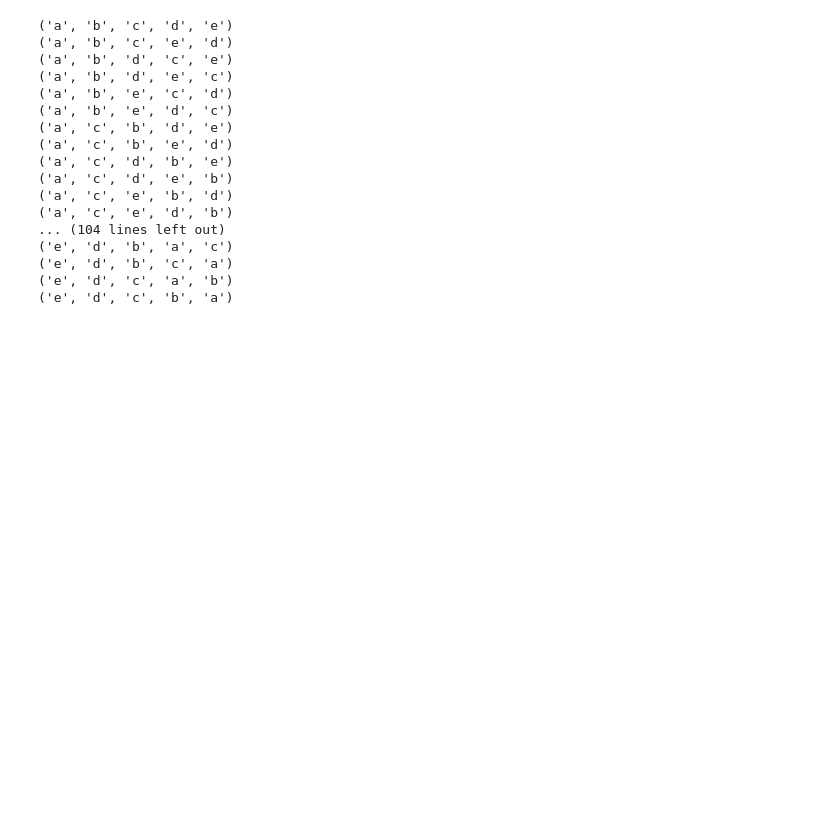
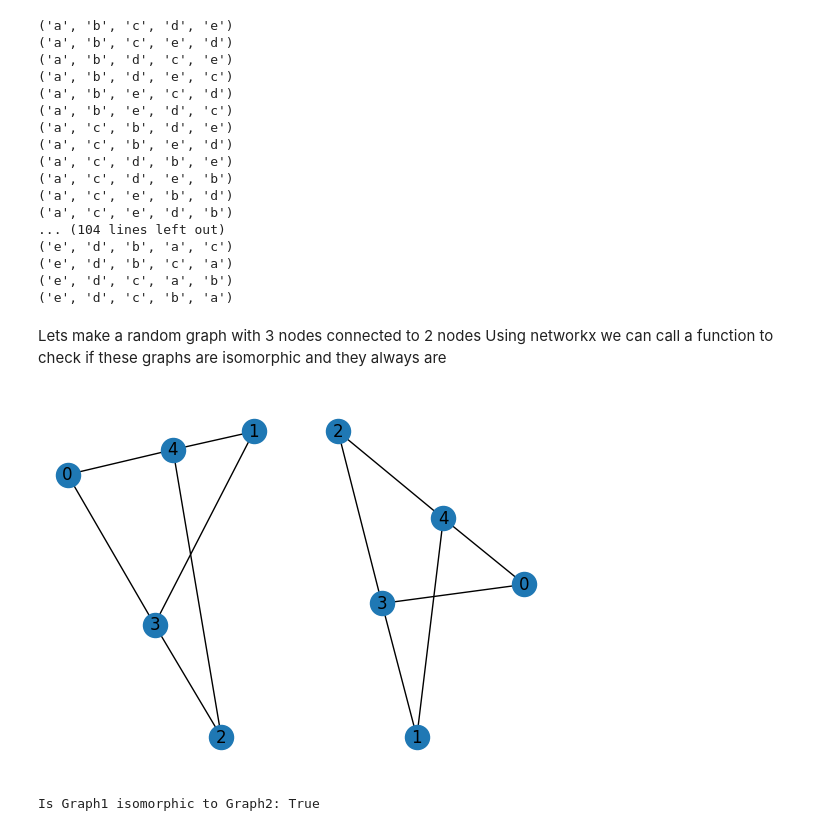
Before and after one commit to EthanConneely/Graph-Theory-Project, a Jupyter notebook: graph_isomorphism.ipynb, the cells around one changed output. Cells and saved outputs as stored; diff of their text form; code cells hidden in the pictures; blank space fills up the shorter version.

Commit message:
Show some isomorphic and none isomorhpic graphs

```diff
--- a/graph_isomorphism.ipynb
+++ b/graph_isomorphism.ipynb
@@ -67,3 +67,37 @@ for node in nodes:
 ('e', 'd', 'b', 'c', 'a')
 ('e', 'd', 'c', 'a', 'b')
 ('e', 'd', 'c', 'b', 'a')
+# %% [markdown]
+Lets make a random graph with 3 nodes connected to 2 nodes
+Using networkx we can call a function to check if these graphs are isomorphic and they always are
+# %%
+import random
+from time import time
+
+
+random.seed(time())
+
+G1 = nx.bipartite.random_graph(3,2,1)
+Graph1 = nx.Graph()
+Graph1.add_nodes_from(G1.nodes())
+Graph1.add_edges_from(G1.edges())
+
+G2 = nx.bipartite.random_graph(3,2,1)
+Graph2 = nx.Graph()
+Graph2.add_nodes_from(G2.nodes())
+Graph2.add_edges_from(G2.edges())
+
+
+
+plt.subplot(1,2,1)
+nx.draw(Graph1,with_labels=True)
+
+
+plt.subplot(1,2,2)
+nx.draw(Graph2,with_labels=True)
+plt.show()
+
+print("Is Graph1 isomorphic to Graph2:",nx.is_isomorphic(Graph1,Graph2))
+# %% [output]
+[figure, added]
+Is Graph1 isomorphic to Graph2: True
```
Also changed, not shown: parts of 3 cells of this notebook.
